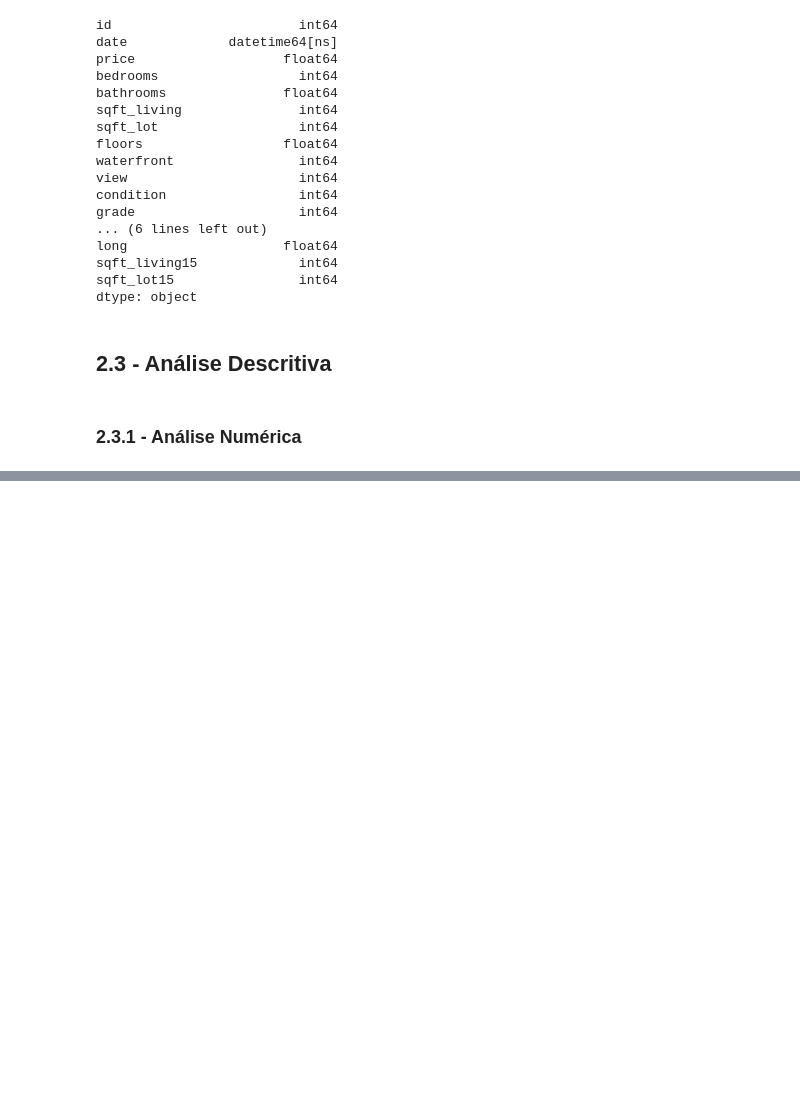
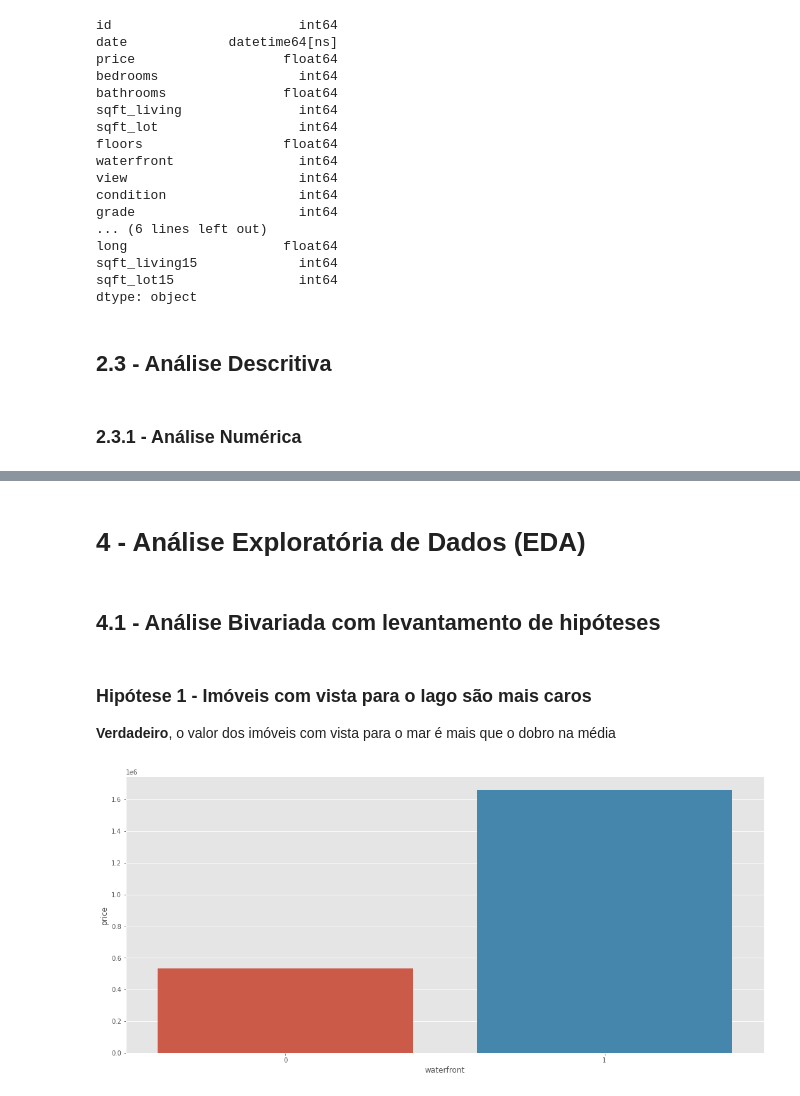
Before and after one commit to jhonatanmarques92/House_Rocket_Insight_Project, a Jupyter notebook: insight_project.ipynb, the cells around one changed output, grey strips where cells are left out. Drawn from its saved outputs; the diff is of its cells as text; code cells hidden in the pictures; blank space fills up the shorter version.

Commit message:
análise exploratória dos dados

```diff
--- a/insight_project.ipynb
+++ b/insight_project.ipynb
@@ -7,5 +22,9 @@ pd.set_option('display.max_rows', None)
 # %% [markdown]
 ## 1.1 - Funções
+# %%
+def price_mean(df, colunas):
+    dfg = df.groupby(colunas, as_index=False)['price'].mean()
+    return dfg
 # %% [markdown]
 ## 1.2 - Importando os dados
 # %%
@@ -102,0 +134,26 @@ num.describe().apply(lambda x: x.apply('{0:.3f}'.format)).T
+# %%
+df3['month_date'] = df3['date'].dt.month
+df3['month_date_str'] = df3['month_date'].apply(lambda x: '%02d' % x if x < 10 else x)
+df3['year_date'] = df3['date'].dt.year
+df3['year_month'] = df3['year_date'].astype(str) + '-' + df3['month_date_str'].astype(str)
+
+df3['season'] = df3['month_date'].apply(lambda x:
+                                            'verao' if (x >= 6) & (x <= 8) else
+                                            'outono' if (x >= 9) & (x <= 11) else
+                                            'primavera' if (x >= 3) & (x <= 5) else 'inverno')
+
+df3['comodos'] = 'banheiros: ' + df3['bathrooms'].astype(str) + ' / ' + 'quartos: ' + df3['bedrooms'].astype(str)
+# %% [markdown]
+# 4 - Análise Exploratória de Dados (EDA)
+# %%
+df4 = df3.copy()
+# %% [markdown]
+## 4.1 - Análise Bivariada com levantamento de hipóteses
+# %% [markdown]
+### Hipótese 1 - Imóveis com vista para o lago são mais caros
+**Verdadeiro**, o valor dos imóveis com vista para o mar é mais que o dobro na média
+# %%
+aux = price_mean(df4, 'waterfront')
+sns.barplot(x='waterfront', y='price', data=aux);
+# %% [output]
+[figure, added]
```
Also changed, not shown: parts of 24 cells of this notebook.
